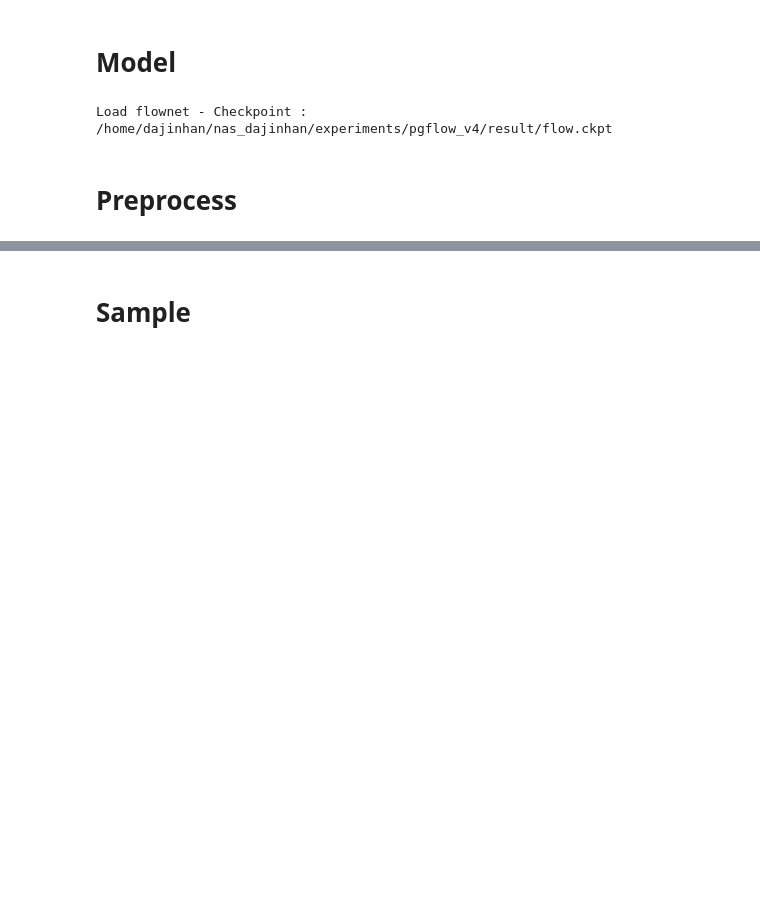
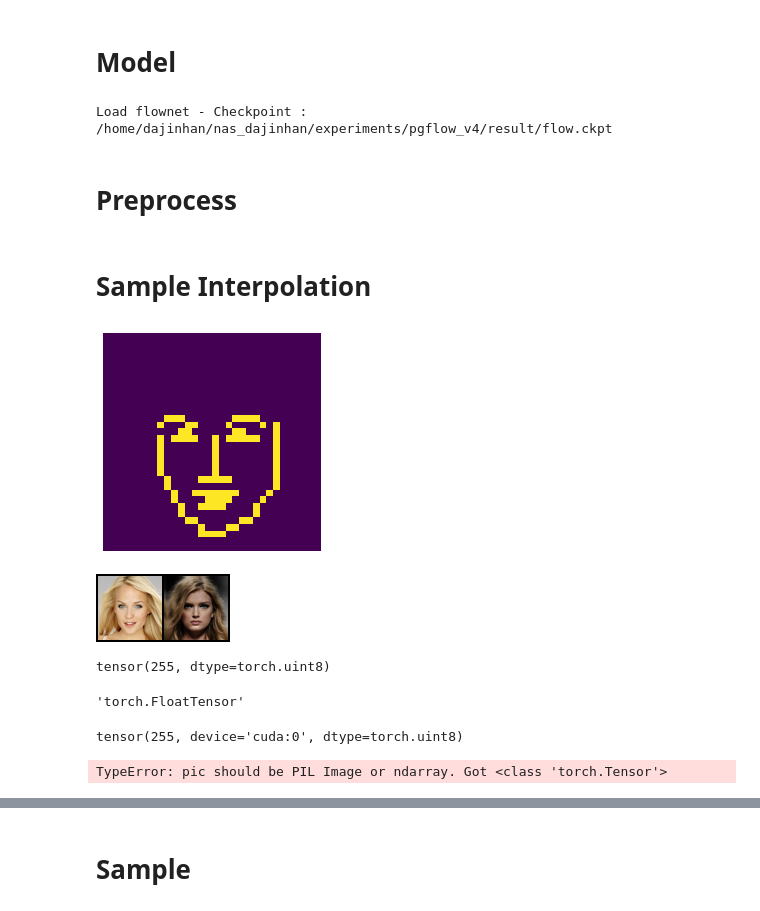
Before and after one commit to dajinstory/pose-guided-flow, a Jupyter notebook: src/demo.ipynb, the cells around one changed output, grey strips where cells are left out. Drawn from its saved outputs; the diff is of its cells as text; code cells hidden in the pictures; blank space fills up the shorter version.

```diff
--- a/src/demo.ipynb
+++ b/src/demo.ipynb
@@ -106 +110,3 @@ def sample_grid(x, n_row):
     return ttp(grid)
+# %% [markdown]
+# Sample Interpolation
@@ -106,0 +124,8 @@ def sample_grid(x, n_row):
+# %%
+plt.imshow(conditions_s[1][0][-1].cpu())
+plt.axis('off')
+plt.margins(0, 0)
+plt.gca().xaxis.set_major_locator(plt.NullLocator())
+plt.gca().yaxis.set_major_locator(plt.NullLocator())
+# %% [output]
+[figure, added]
@@ -106,0 +135,4 @@ def sample_grid(x, n_row):
+# %%
+sample_grid(torch.cat([im_s, im_t], dim=0), 2)
+# %% [output]
+[figure, added]
@@ -106,0 +167,16 @@ def sample_grid(x, n_row):
+# %%
+ptt(edgemap)
+# %% [output]
+tensor(255, dtype=torch.uint8)
+# %%
+tt(edgemap).type()
+# %% [output]
+'torch.FloatTensor'
+# %%
+edgemap.max()
+# %% [output]
+tensor(255, device='cuda:0', dtype=torch.uint8)
+# %%
+T.ToTensor()(edgemap)
+# %% [output]
+TypeError: pic should be PIL Image or ndarray. Got <class 'torch.Tensor'>
```
Also changed, not shown: parts of 51 cells of this notebook, 44 other files.
